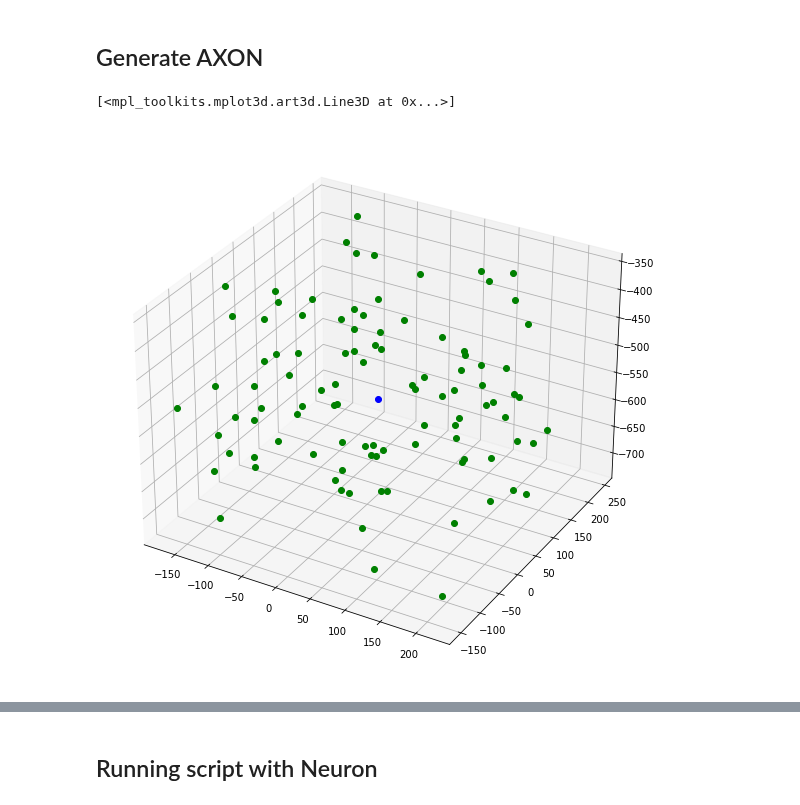
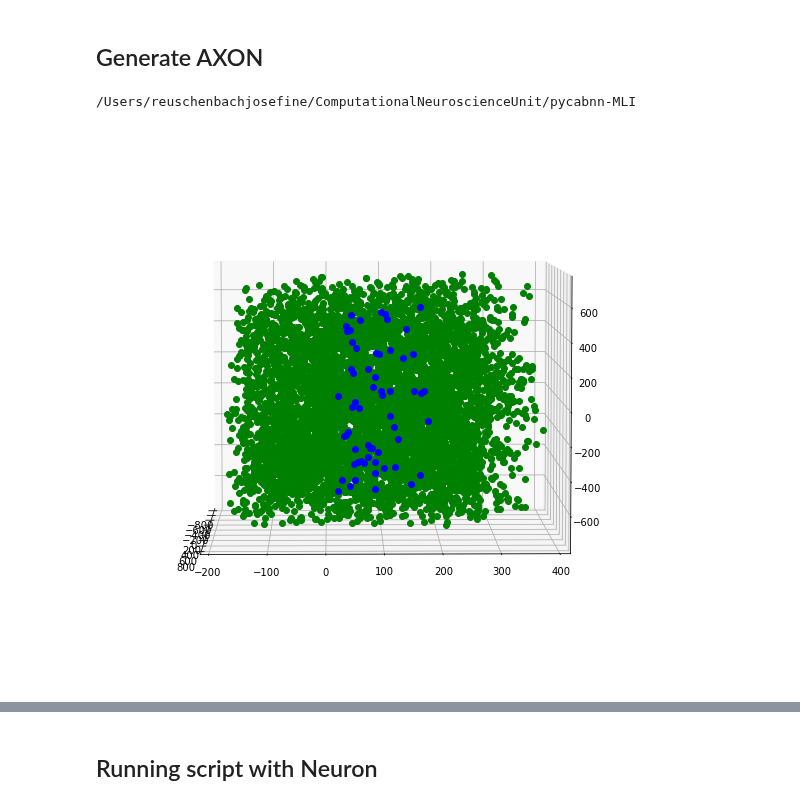
Before and after one commit to CNS-OIST/pycabnn, a Jupyter notebook: notebooks/MLI_geometry_workbook.ipynb, the cells around one changed output, grey strips where cells are left out. Cells and saved outputs as stored; diff of their text form; code cells hidden in the pictures.

Commit message:
GenerateAxon
AxonGeneration
NoCorrectionYET

```diff
--- a/notebooks/MLI_geometry_workbook.ipynb
+++ b/notebooks/MLI_geometry_workbook.ipynb
@@ -577,6 +577,10 @@ cd
 /Users/reuschenbachjosefine
 # %% [markdown]
 ## Generate AXON
+# %%
+cd ComputationalNeuroscienceUnit/pycabnn-MLI/
+# %% [output]
+/Users/reuschenbachjosefine/ComputationalNeuroscienceUnit/pycabnn-MLI
 # %%
 soma = np.zeros((60,3))
 somas = np.array([np.random.uniform(-600,600,3) for i in somas]) # cos=x; sin=y
@@ -585,9 +589,15 @@ somas[:,1] = np.random.uniform(20, 180, size=60)
 # %%
 fig = plt.figure(figsize=(10,10))
 ax = fig.add_subplot(111, projection='3d')
-ax.plot(AxonsAll[0:100,0], AxonsAll[0:100,1], AxonsAll[0:100,2],'og')
-ax.plot(somas[0,0], somas[0,1], somas[0,2],'ob')
+ax.plot(AxonsAll[:,0], AxonsAll[:,1], AxonsAll[:,2],'og')
+ax.plot(somas[:,0], somas[:,1], somas[:,2],'ob')
+ax.plot()
+
+
+
+#for ii in trange(0,360,1):
+ #   ax.view_init(elev=5., azim=ii)
+  #  plt.savefig("movie_figs_1/movie%d.png" % ii)
 # %% [output]
-[<mpl_toolkits.mplot3d.art3d.Line3D at 0x...>]
-[figure, old version]
+[figure, new version]
 # %%
```
Also changed, not shown: parts of 12 cells of this notebook.
